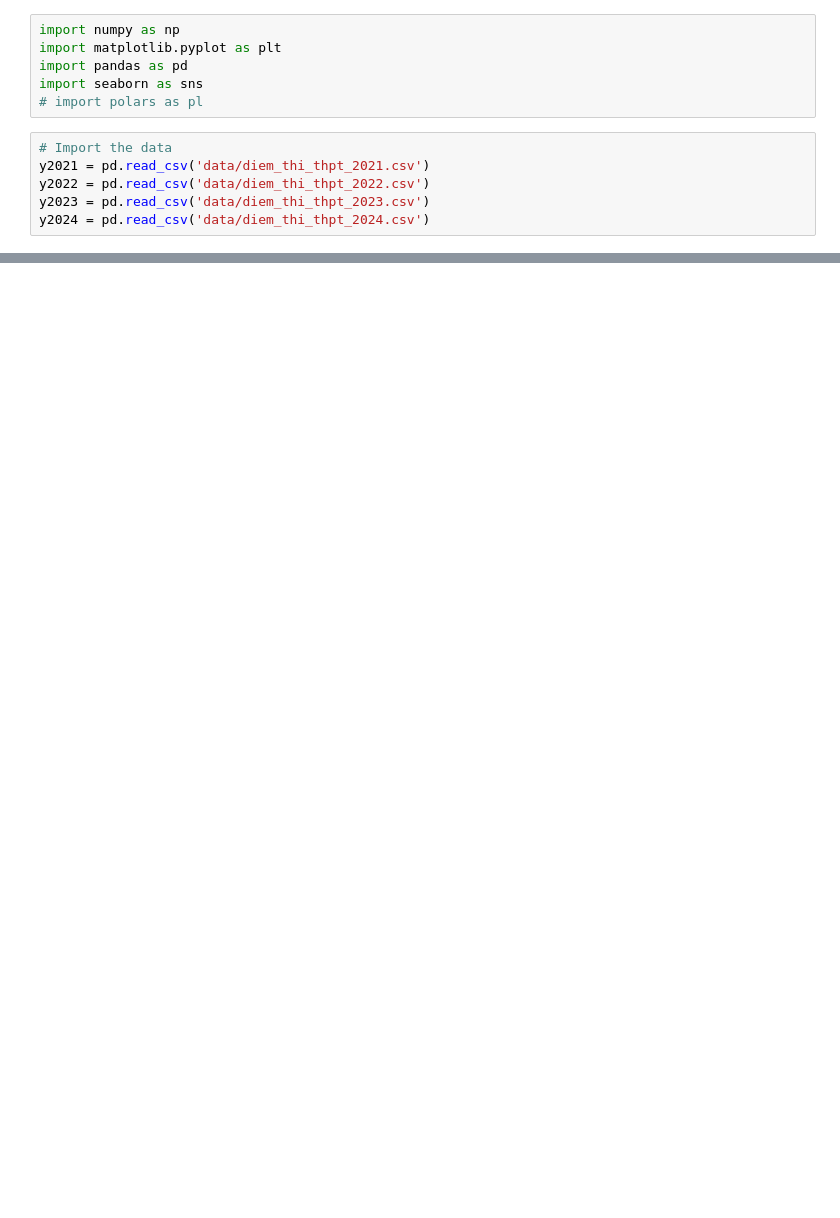
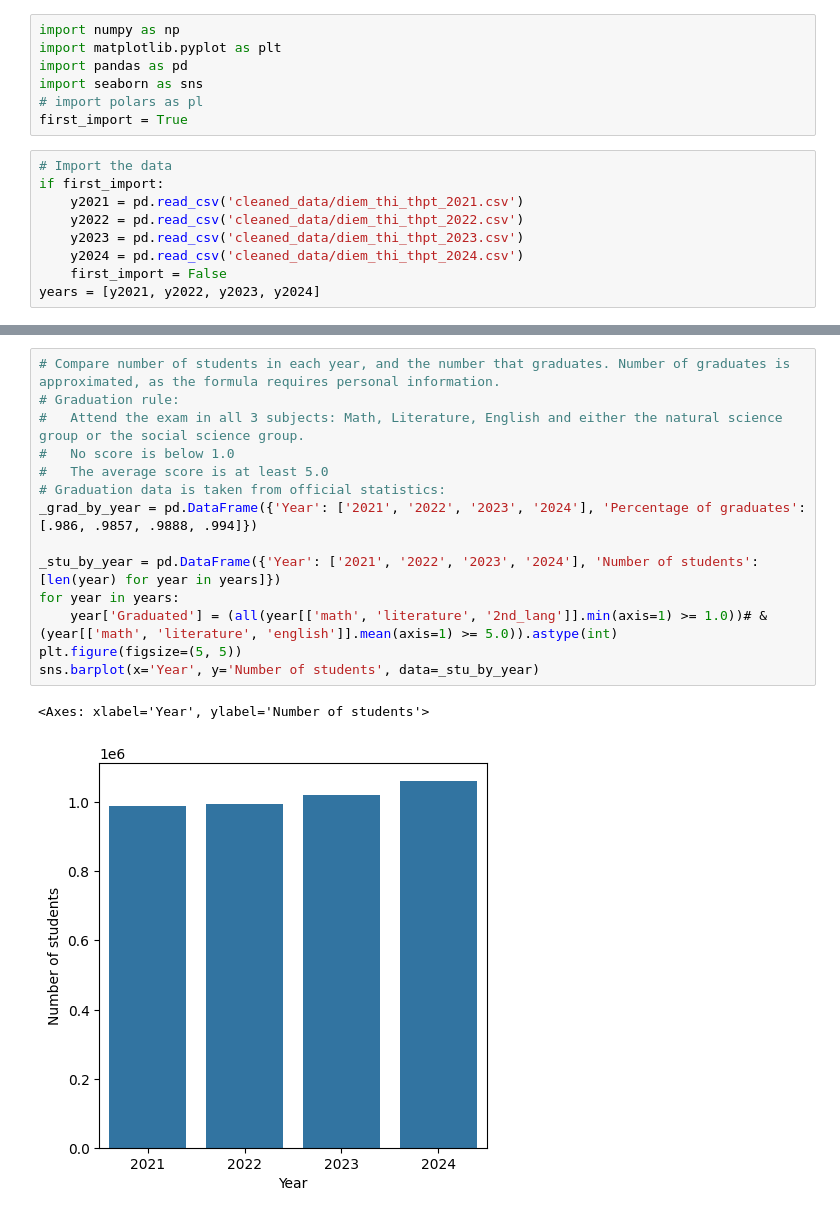
Before and after one commit to sydneycally-inclane-2812/data_vis_uni2024, a Jupyter notebook: analysis.ipynb, the cells around one changed output, grey strips where cells are left out. Drawn from its saved outputs; the diff is of its cells as text; blank space fills up the shorter version.

Commit message:
add data with unified col and location

```diff
--- a/analysis.ipynb
+++ b/analysis.ipynb
@@ -4,9 +4,13 @@ import matplotlib.pyplot as plt
 import pandas as pd
 import seaborn as sns
 # import polars as pl
+first_import = True
 # %%
 # Import the data
-y2021 = pd.read_csv('data/diem_thi_thpt_2021.csv')
-y2022 = pd.read_csv('data/diem_thi_thpt_2022.csv')
-y2023 = pd.read_csv('data/diem_thi_thpt_2023.csv')
-y2024 = pd.read_csv('data/diem_thi_thpt_2024.csv')
+if first_import:
+    y2021 = pd.read_csv('cleaned_data/diem_thi_thpt_2021.csv')
+    y2022 = pd.read_csv('cleaned_data/diem_thi_thpt_2022.csv')
+    y2023 = pd.read_csv('cleaned_data/diem_thi_thpt_2023.csv')
+    y2024 = pd.read_csv('cleaned_data/diem_thi_thpt_2024.csv')
+    first_import = False
+years = [y2021, y2022, y2023, y2024]
@@ -24,0 +65,17 @@ y2024.columns = ['id', 'math', 'literature', '2nd_lang', 'physics', 'chem', 'bio
+# %%
+# Compare number of students in each year, and the number that graduates. Number of graduates is approximated, as the formula requires personal information.
+# Graduation rule:
+#   Attend the exam in all 3 subjects: Math, Literature, English and either the natural science group or the social science group.
+#   No score is below 1.0
+#   The average score is at least 5.0
+# Graduation data is taken from official statistics:
+_grad_by_year = pd.DataFrame({'Year': ['2021', '2022', '2023', '2024'], 'Percentage of graduates': [.986, .9857, .9888, .994]})
+
+_stu_by_year = pd.DataFrame({'Year': ['2021', '2022', '2023', '2024'], 'Number of students': [len(year) for year in years]})
+for year in years:
+    year['Graduated'] = (all(year[['math', 'literature', '2nd_lang']].min(axis=1) >= 1.0))# & (year[['math', 'literature', 'english']].mean(axis=1) >= 5.0)).astype(int)
+plt.figure(figsize=(5, 5))
+sns.barplot(x='Year', y='Number of students', data=_stu_by_year)
+# %% [output]
+<Axes: xlabel='Year', ylabel='Number of students'>
+[figure, added]
```
Also changed, not shown: parts of 6 cells of this notebook, 1 other file.
